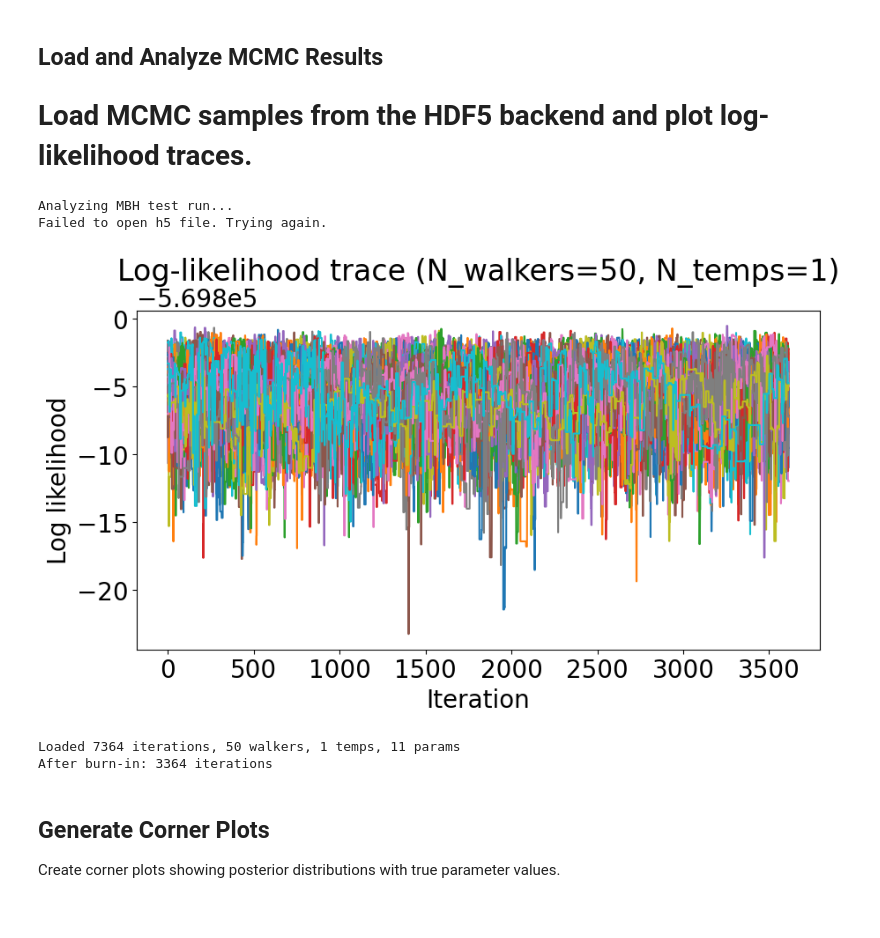
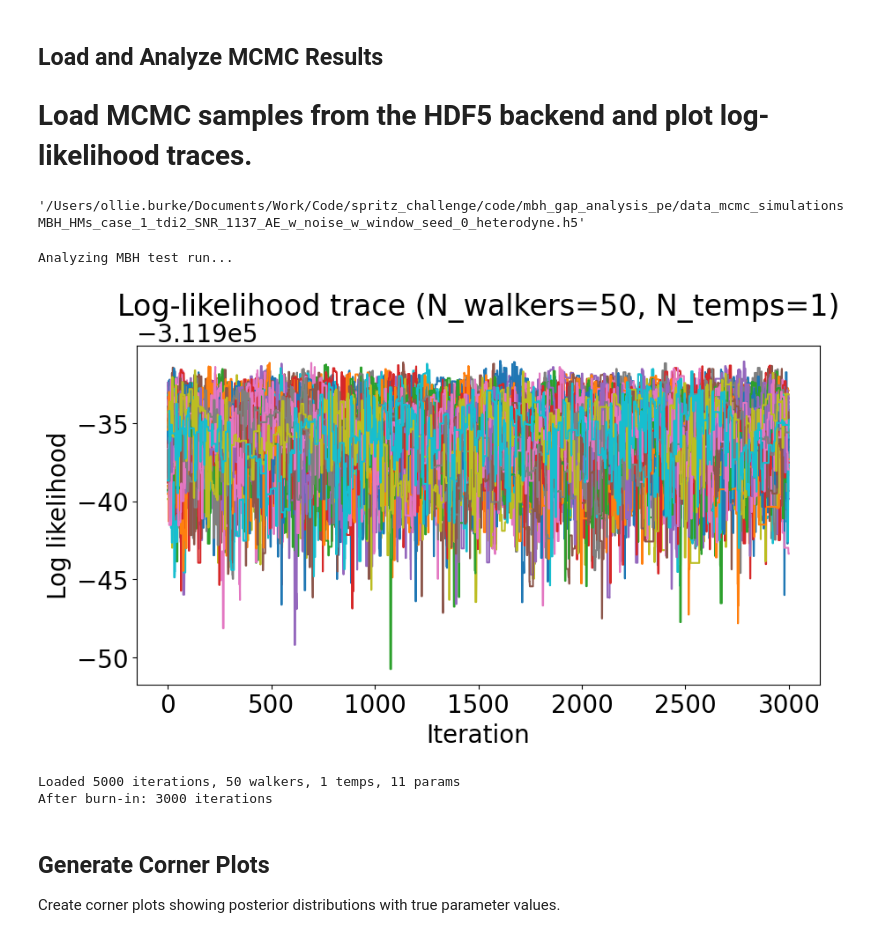
Before and after one commit to MartyMuratore/artifacts, a Jupyter notebook: code/mbh_gap_analysis_pe/process_mcmc_results/MCMC_results.ipynb, the cells around one changed output. Drawn from its saved outputs; the diff is of its cells as text; code cells hidden in the pictures.

```diff
--- a/code/mbh_gap_analysis_pe/process_mcmc_results/MCMC_results.ipynb
+++ b/code/mbh_gap_analysis_pe/process_mcmc_results/MCMC_results.ipynb
@@ -12,7 +12,7 @@ plt.rcParams['font.size'] = 20
 
 notebook_direc = os.getcwd()
 plot_direc = notebook_direc + "/corner_plots"
-mcmc_run_direc = "/Users/ollie.burke/Documents/Work/Code/spritz_challenge/code/mbh_pe_runs/data_mcmc_simulations/"
+mcmc_run_direc = "/Users/ollie.burke/Documents/Work/Code/spritz_challenge/code/mbh_gap_analysis_pe/data_mcmc_simulations"
 FM_results_direc = "/Users/ollie.burke/Documents/Work/Code/spritz_challenge/code/mbh_pe_runs/fisher_results/"  # For Fisher matrices
 
 # Create plot directory if it doesn't exist
@@ -355,32 +355,35 @@ def load_samples_h5(file_path):
 ## Load and Analyze MCMC Results
 
 # Load MCMC samples from the HDF5 backend and plot log-likelihood traces.
+# %%
+file_path_test
+# %% [output]
+'/Users/ollie.burke/Documents/Work/Code/spritz_challenge/code/mbh_gap_analysis_pe/data_mcmc_simulationsMBH_HMs_case_1_tdi2_SNR_1137_AE_w_noise_w_window_seed_0_heterodyne.h5'
 # %%
 # File paths for MBH MCMC runs
-file_path_test = mcmc_run_direc + 'MBH_HMs_case_1_tdi2_SNR_1137_AE_w_noise_w_window_seed_0_heterodyne.h5'
+file_path_test = mcmc_run_direc + '/MBH_HMs_case_1_tdi2_SNR_1137_AE_w_noise_w_window_seed_0_heterodyne.h5'
 
 # Add more file paths as you generate more runs:
 # file_path_seed_0 = mcmc_run_direc + 'MBH_seed_0.h5'
 # file_path_seed_1 = mcmc_run_direc + 'MBH_seed_1.h5'
 # etc.
 
 # Load and analyze samples
 print("Analyzing MBH test run...")
 burned_samples_test, reader_test, log_like_test, N_params = analyse_samples(
     file_path_test,
-    discard=4000,  # Adjust burn-in as needed
+    discard=2000,  # Adjust burn-in as needed
     plot_log_like=True
 )
 
 # If you have multiple runs, you can load them like this:
 # burned_samples_seed_0, reader_seed_0, log_like_0, _ = analyse_samples(file_path_seed_0, discard=1000)
 # burned_samples_seed_1, reader_seed_1, log_like_1, _ = analyse_samples(file_path_seed_1, discard=1000)
 # %% [output]
 Analyzing MBH test run...
-Failed to open h5 file. Trying again.
-[figure, old version]
+[figure, new version]
-Loaded 7364 iterations, 50 walkers, 1 temps, 11 params
-After burn-in: 3364 iterations
+Loaded 5000 iterations, 50 walkers, 1 temps, 11 params
+After burn-in: 3000 iterations
 # %%
 ## Clean Samples (Optional)
 
```
Also changed, not shown: parts of 1 cell of this notebook, 4 other files.
